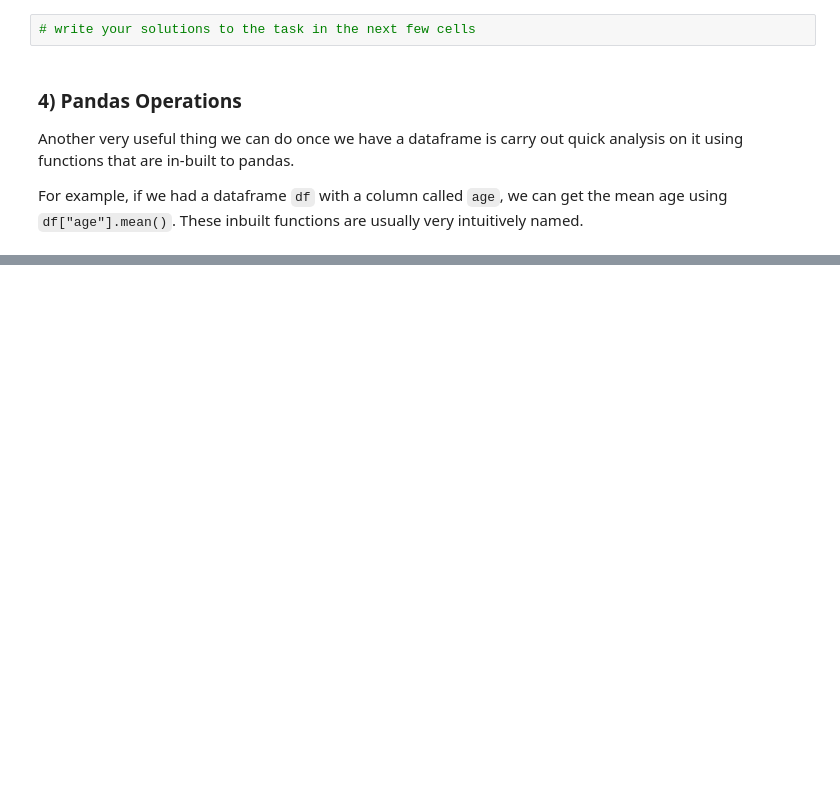
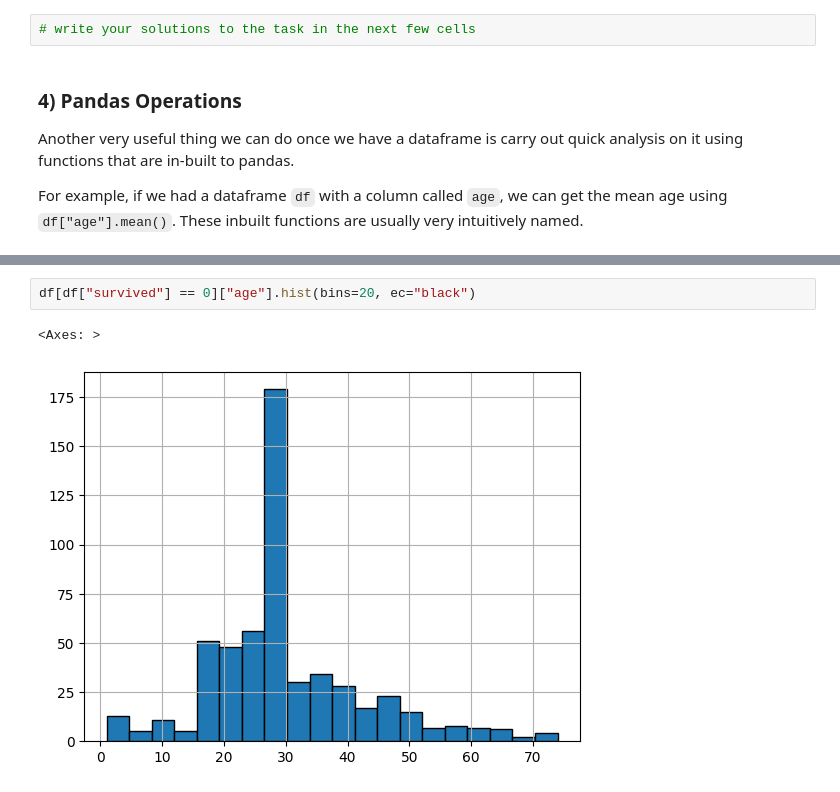
Before and after one commit to griffinfarrow/ML_for_Biomarker_Discovery, a Jupyter notebook: practical_exercises.ipynb, the cells around one changed output, grey strips where cells are left out. Drawn from its saved outputs; the diff is of its cells as text; blank space fills up the shorter version.

```diff
--- a/practical_exercises.ipynb
+++ b/practical_exercises.ipynb
@@ -412,0 +486,5 @@ Here are some e
+# %%
+df[df["survived"] == 0]["age"].hist(bins=20, ec="black")
+# %% [output]
+<Axes: >
+[figure, added]
```
Also changed, not shown: parts of 21 cells of this notebook.
